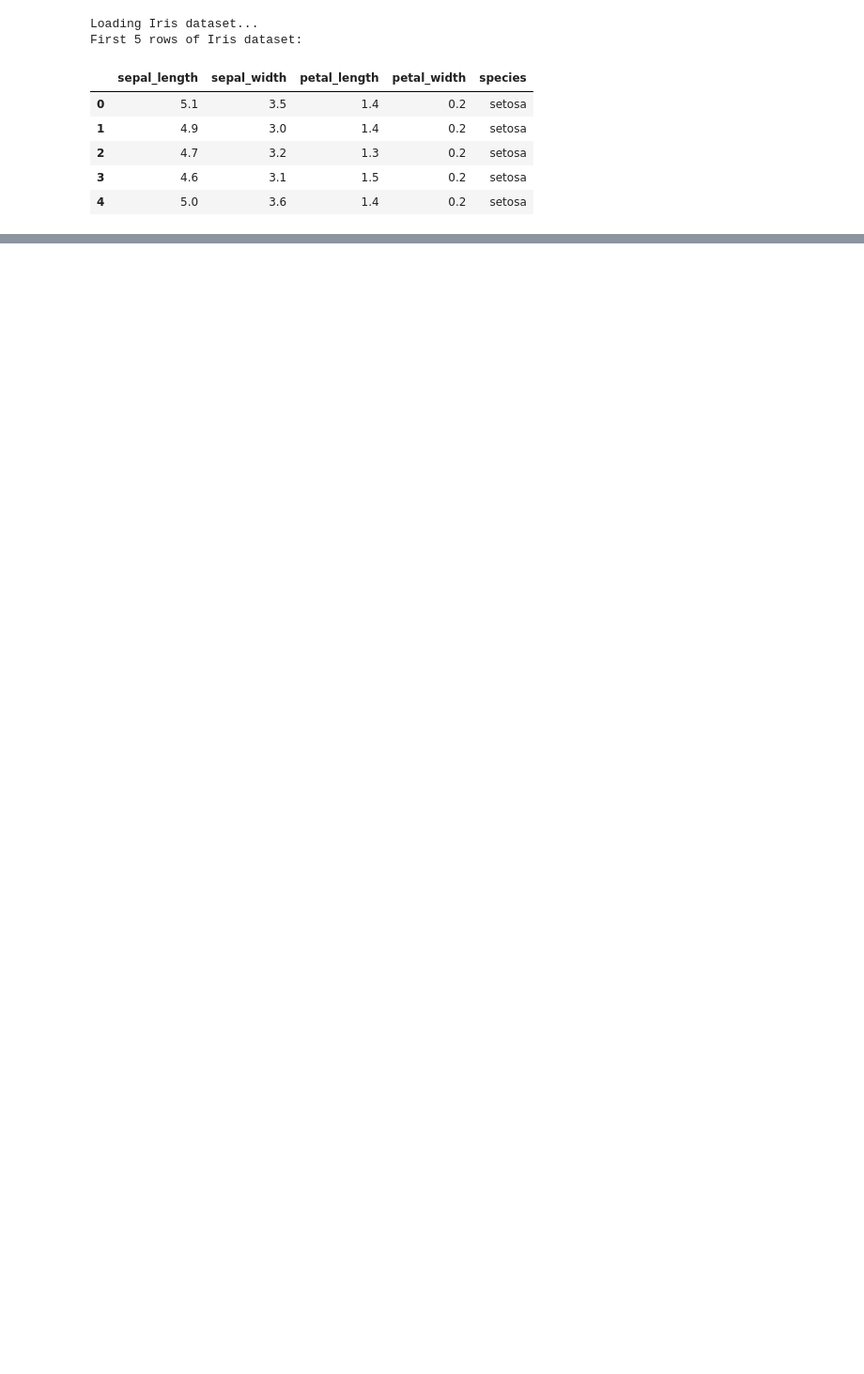
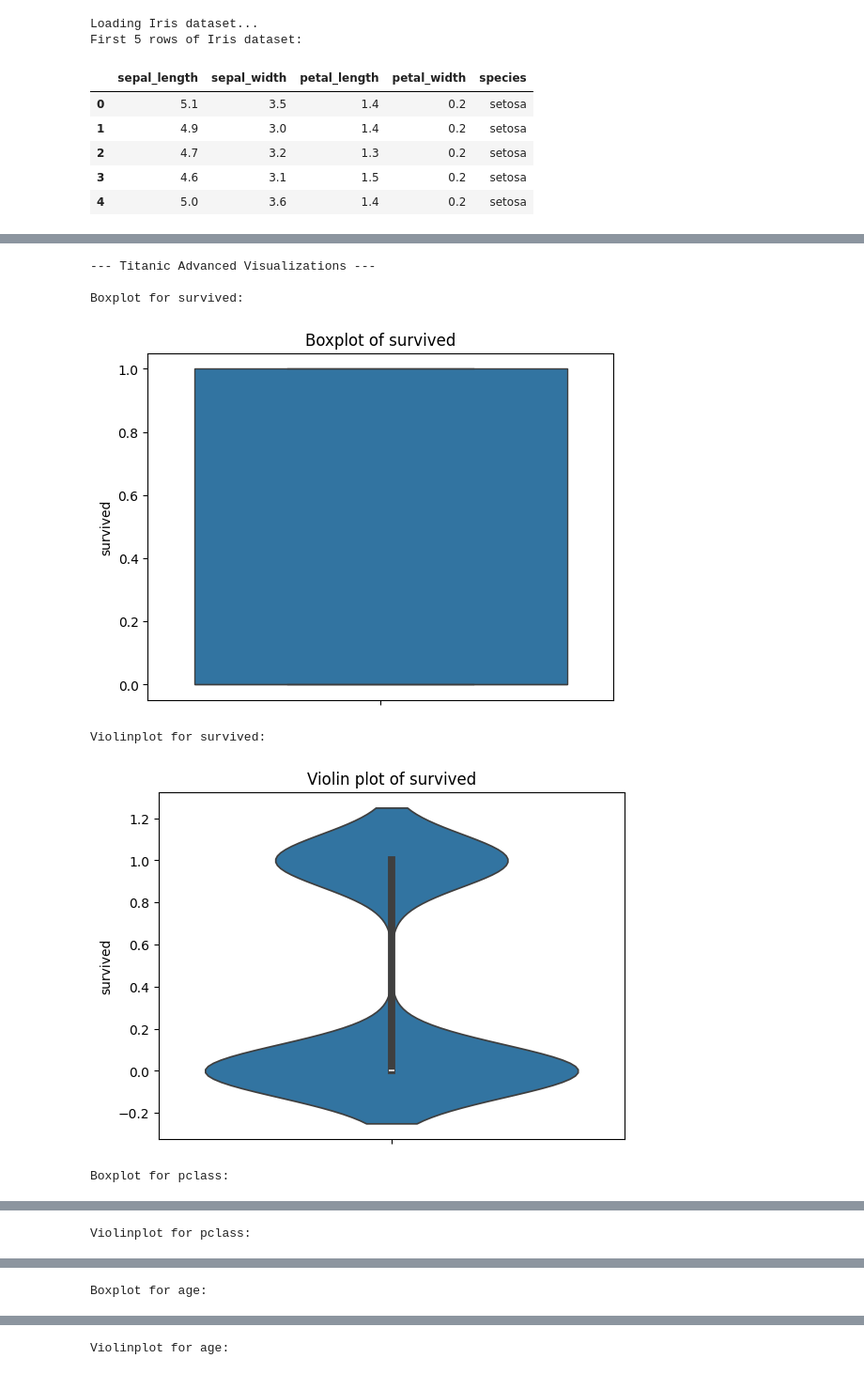
Before and after one commit to AafaqueAnjum06/interactive-pandas-explorer, a Jupyter notebook: notebooks/demo.ipynb, the cells around one changed output, grey strips where cells are left out. Shown: that part at 94% size. Drawn from its saved outputs; the diff is of its cells as text; code cells hidden in the pictures; blank space fills up the shorter version.

```diff
--- a/notebooks/demo.ipynb
+++ b/notebooks/demo.ipynb
@@ -146,0 +126,31 @@ Filtered DataFrame: 128 rows, 5 columns.
+# %%
+# --- 4. Advanced Visualizations ---
+print("\n--- Titanic Advanced Visualizations ---")
+numeric_cols_titanic = titanic_df.select_dtypes(include='number').columns.tolist()
+if numeric_cols_titanic:
+    for col in numeric_cols_titanic:
+        print(f"\nBoxplot for {col}:")
+        boxplot(titanic_df, col)
+        print(f"\nViolinplot for {col}:")
+        violinplot(titanic_df, col)
+    print("\nPairplot for Titanic numeric columns:")
+    pairplot(titanic_df[numeric_cols_titanic])
+
+print("\n--- Iris Advanced Visualizations ---")
+numeric_cols_iris = iris_df.select_dtypes(include='number').columns.tolist()
+if numeric_cols_iris:
+    for col in numeric_cols_iris:
+        print(f"\nBoxplot for {col}:")
+        boxplot(iris_df, col)
+        print(f"\nViolinplot for {col}:")
+        violinplot(iris_df, col)
+    print("\nPairplot for Iris numeric columns:")
+    pairplot(iris_df[numeric_cols_iris])
+# %% [output]
+--- Titanic Advanced Visualizations ---
+
+Boxplot for survived:
+[figure, added]
+Violinplot for survived:
+[figure, added]
+Boxplot for pclass:
@@ -146,0 +158 @@ Filtered DataFrame: 128 rows, 5 columns.
+Violinplot for pclass:
@@ -146,0 +160 @@ Filtered DataFrame: 128 rows, 5 columns.
+Boxplot for age:
@@ -146,0 +162 @@ Filtered DataFrame: 128 rows, 5 columns.
+Violinplot for age:
```
Also changed, not shown: parts of 16 cells of this notebook, 5 other files.
